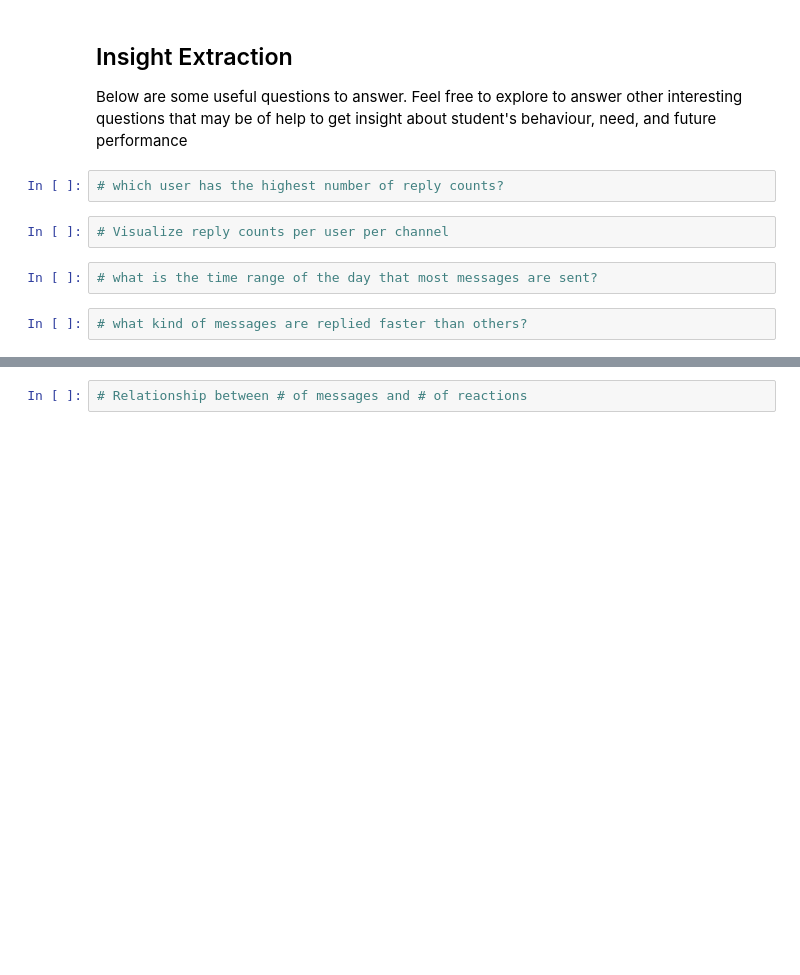
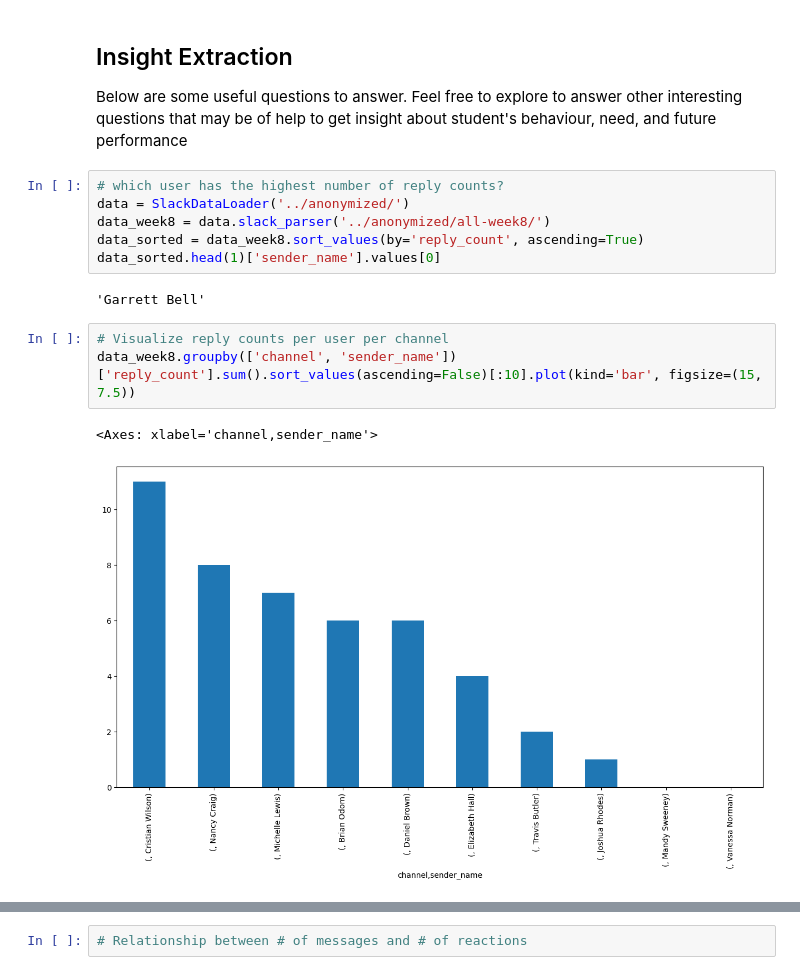
Before and after one commit to Basi10/slack_messages_analysis, a Jupyter notebook: notebooks/parse_slack_data.ipynb, the cells around one changed output, grey strips where cells are left out. Drawn from its saved outputs; the diff is of its cells as text; blank space fills up the shorter version.

Commit message:
Import and EDA on the data

```diff
--- a/notebooks/parse_slack_data.ipynb
+++ b/notebooks/parse_slack_data.ipynb
@@ -137,9 +137,15 @@ def draw_user_reaction(data, channel='General'):
 Below are some useful questions to answer. Feel free to explore to answer other interesting questions that may be of help to get insight about student's behaviour, need, and future performance
 # %%
 # which user has the highest number of reply counts?
+data = SlackDataLoader('../anonymized/')
+data_week8 = data.slack_parser('../anonymized/all-week8/')
+data_sorted = data_week8.sort_values(by='reply_count', ascending=True)
+data_sorted.head(1)['sender_name'].values[0]
+# %% [output]
+'Garrett Bell'
 # %%
 # Visualize reply counts per user per channel
+data_week8.groupby(['channel', 'sender_name'])['reply_count'].sum().sort_values(ascending=False)[:10].plot(kind='bar', figsize=(15, 7.5))
+# %% [output]
+<Axes: xlabel='channel,sender_name'>
+[figure, added]
-# %%
-# what is the time range of the day that most messages are sent?
-# %%
-# what kind of messages are replied faster than others?
```
Also changed, not shown: parts of 1 cell of this notebook.
